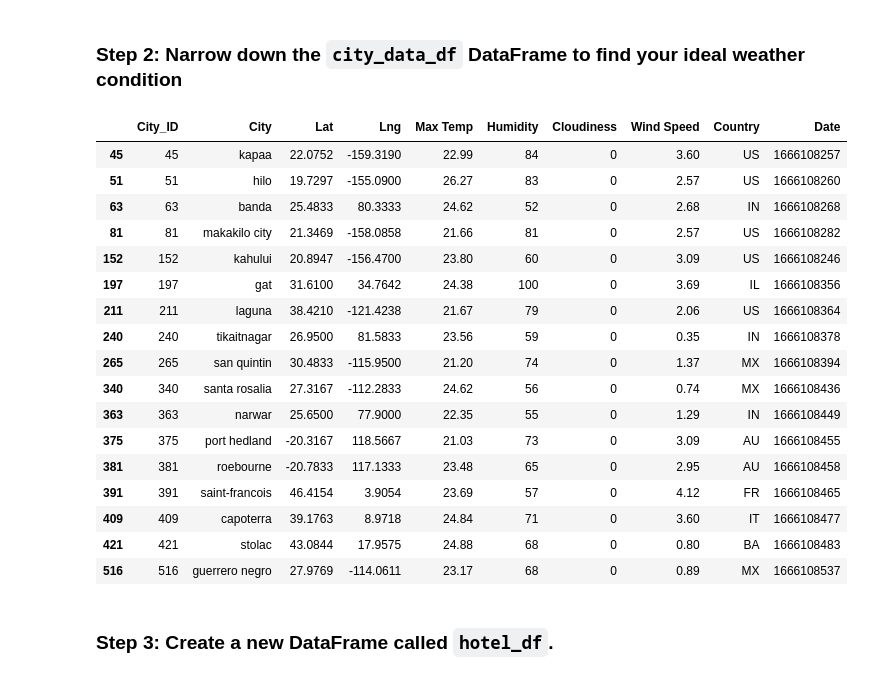
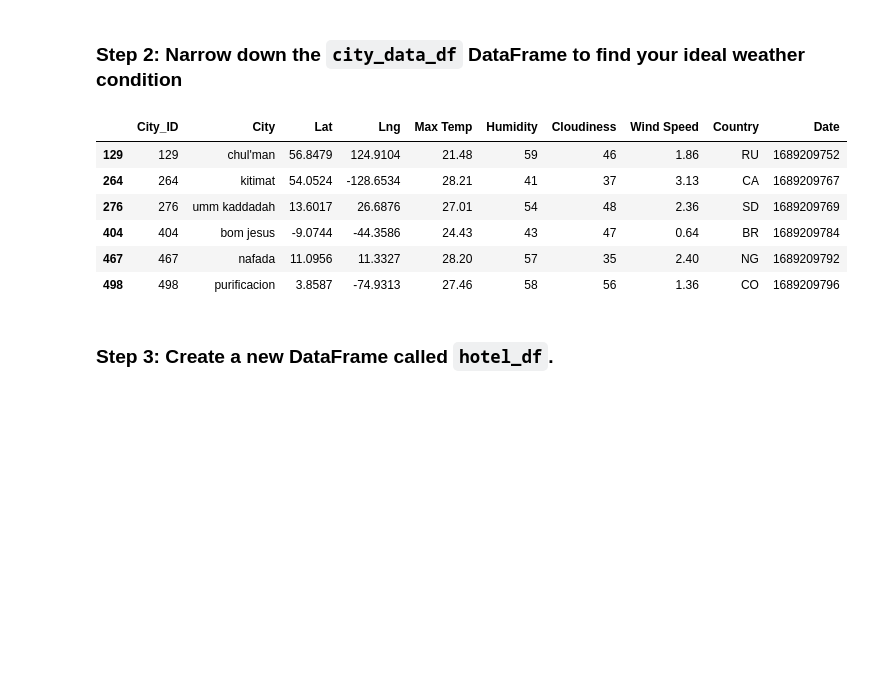
Before and after one commit to lathamlm/python-api-challenge, a Jupyter notebook: WeatherPy/VacationPy.ipynb, the cells around one changed output. Saved outputs shown, nothing was run; the diff lists cells and outputs as text; code cells hidden in the pictures; blank space fills up the shorter version.

```diff
--- a/WeatherPy/VacationPy.ipynb
+++ b/WeatherPy/VacationPy.ipynb
@@ -45,32 +57,22 @@ city_data_df.head()
 ### Step 2: Narrow down the `city_data_df` DataFrame to find your ideal weather condition
 # %%
 # Narrow down cities that fit criteria and drop any results with null values
-# YOUR CODE HERE
+ideal_city_data_df = city_data_df.loc[(city_data_df["Max Temp"] >= 21) & (city_data_df["Max Temp"] <= 30) & (city_data_df["Humidity"] > 25) & (city_data_df["Humidity"] < 65)
+                                 & (city_data_df["Cloudiness"] < 60) & (city_data_df["Cloudiness"] > 25) & (city_data_df["Wind Speed"] < 5), :]
 
 # Drop any rows with null values
-# YOUR CODE HERE
+ideal_city_data_df.dropna(how="any")
 
 # Display sample data
-# YOUR CODE HERE
+ideal_city_data_df
 # %% [output]
 |  | City_ID | City | Lat | Lng | Max Temp | Humidity | Cloudiness | Wind Speed | Country | Date |
-| 45 | 45 | kapaa | 22.0752 | -159.3190 | 22.99 | 84 | 0 | 3.60 | US | 1666108257 |
-| 51 | 51 | hilo | 19.7297 | -155.0900 | 26.27 | 83 | 0 | 2.57 | US | 1666108260 |
-| 63 | 63 | banda | 25.4833 | 80.3333 | 24.62 | 52 | 0 | 2.68 | IN | 1666108268 |
-| 81 | 81 | makakilo city | 21.3469 | -158.0858 | 21.66 | 81 | 0 | 2.57 | US | 1666108282 |
-| 152 | 152 | kahului | 20.8947 | -156.4700 | 23.80 | 60 | 0 | 3.09 | US | 1666108246 |
-| 197 | 197 | gat | 31.6100 | 34.7642 | 24.38 | 100 | 0 | 3.69 | IL | 1666108356 |
-| 211 | 211 | laguna | 38.4210 | -121.4238 | 21.67 | 79 | 0 | 2.06 | US | 1666108364 |
-| 240 | 240 | tikaitnagar | 26.9500 | 81.5833 | 23.56 | 59 | 0 | 0.35 | IN | 1666108378 |
-| 265 | 265 | san quintin | 30.4833 | -115.9500 | 21.20 | 74 | 0 | 1.37 | MX | 1666108394 |
-| 340 | 340 | santa rosalia | 27.3167 | -112.2833 | 24.62 | 56 | 0 | 0.74 | MX | 1666108436 |
-| 363 | 363 | narwar | 25.6500 | 77.9000 | 22.35 | 55 | 0 | 1.29 | IN | 1666108449 |
-| 375 | 375 | port hedland | -20.3167 | 118.5667 | 21.03 | 73 | 0 | 3.09 | AU | 1666108455 |
-| 381 | 381 | roebourne | -20.7833 | 117.1333 | 23.48 | 65 | 0 | 2.95 | AU | 1666108458 |
-| 391 | 391 | saint-francois | 46.4154 | 3.9054 | 23.69 | 57 | 0 | 4.12 | FR | 1666108465 |
-| 409 | 409 | capoterra | 39.1763 | 8.9718 | 24.84 | 71 | 0 | 3.60 | IT | 1666108477 |
-| 421 | 421 | stolac | 43.0844 | 17.9575 | 24.88 | 68 | 0 | 0.80 | BA | 1666108483 |
-| 516 | 516 | guerrero negro | 27.9769 | -114.0611 | 23.17 | 68 | 0 | 0.89 | MX | 1666108537 |
+| 129 | 129 | chul'man | 56.8479 | 124.9104 | 21.48 | 59 | 46 | 1.86 | RU | 1689209752 |
+| 264 | 264 | kitimat | 54.0524 | -128.6534 | 28.21 | 41 | 37 | 3.13 | CA | 1689209767 |
+| 276 | 276 | umm kaddadah | 13.6017 | 26.6876 | 27.01 | 54 | 48 | 2.36 | SD | 1689209769 |
+| 404 | 404 | bom jesus | -9.0744 | -44.3586 | 24.43 | 43 | 47 | 0.64 | BR | 1689209784 |
+| 467 | 467 | nafada | 11.0956 | 11.3327 | 28.20 | 57 | 35 | 2.40 | NG | 1689209792 |
+| 498 | 498 | purificacion | 3.8587 | -74.9313 | 27.46 | 58 | 56 | 1.36 | CO | 1689209796 |
 # %% [markdown]
 ### Step 3: Create a new DataFrame called `hotel_df`.
 # %%
```
Also changed, not shown: parts of 7 cells of this notebook.
